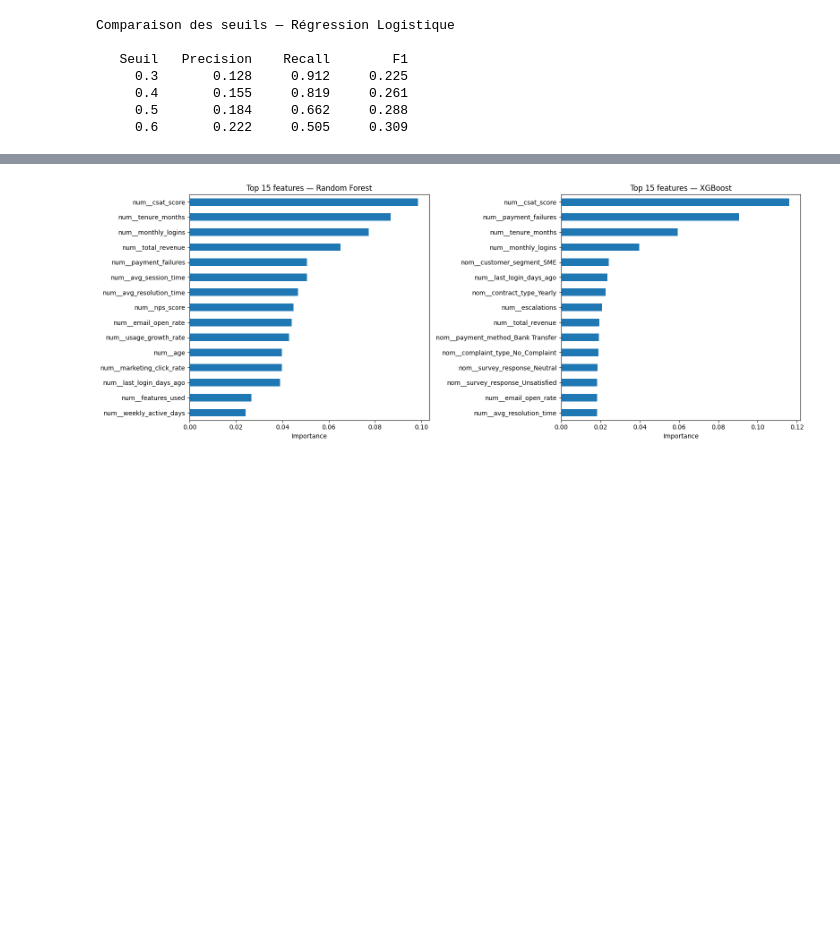
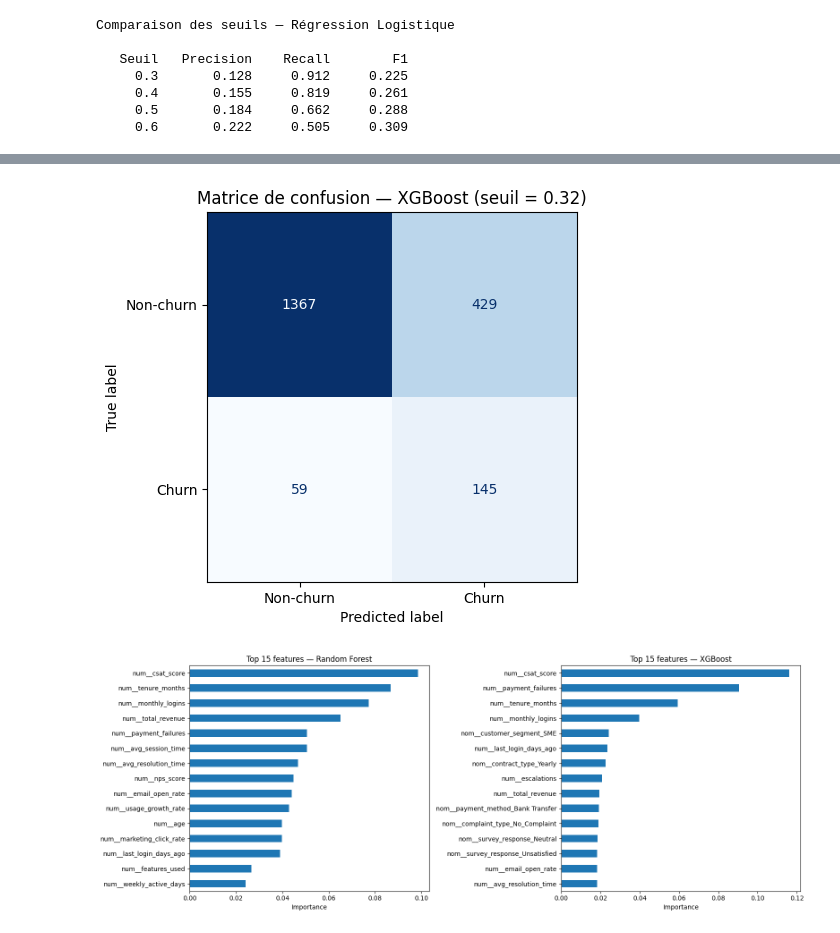
Before and after one commit to anthonybnl/soutenance_m1_data_science, a Jupyter notebook: notebooks/03_Classification_model.ipynb, the cells around one changed output, grey strips where cells are left out. Saved outputs shown, nothing was run; the diff lists cells and outputs as text; code cells hidden in the pictures; blank space fills up the shorter version.

```diff
--- a/notebooks/03_Classification_model.ipynb
+++ b/notebooks/03_Classification_model.ipynb
@@ -195,3 +222,14 @@ Comparaison des seuils — Régression Logistique
+# %%
+y_pred = model.predict_proba(X_test)[:,1] >= 0.32
+cm = confusion_matrix(y_test, y_pred)
+
+ConfusionMatrixDisplay(confusion_matrix=cm, display_labels=["Non-churn", "Churn"]).plot(cmap="Blues", colorbar=False)
+
+plt.title("Matrice de confusion — XGBoost (seuil = 0.32)")
+plt.savefig(IMG_PATH / "xgboost_cm_seuil_032.png")
+plt.show()
+# %% [output]
+[figure, added]
 # %%
 fig, axes = plt.subplots(1, 2, figsize=(16, 6))
 
```
Also changed, not shown: parts of 1 cell of this notebook, 15 other files.
